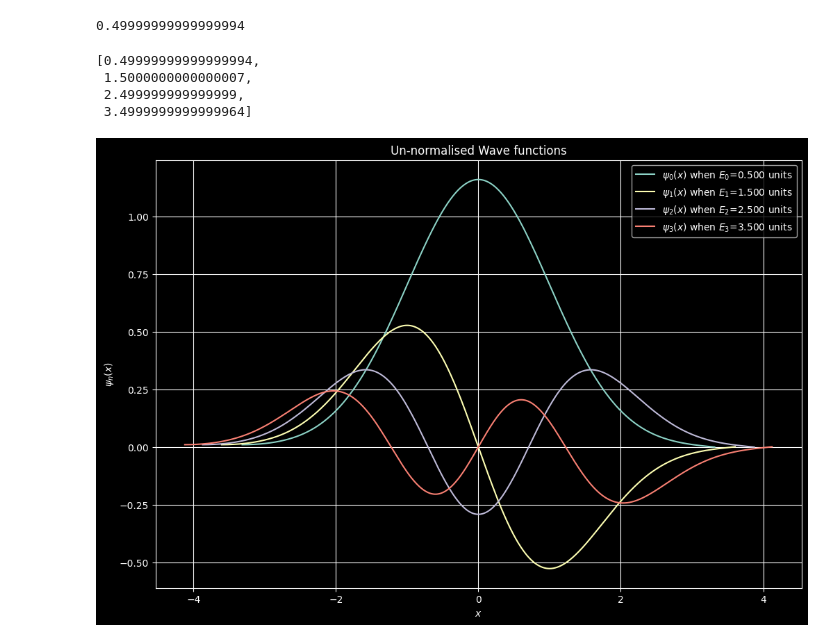
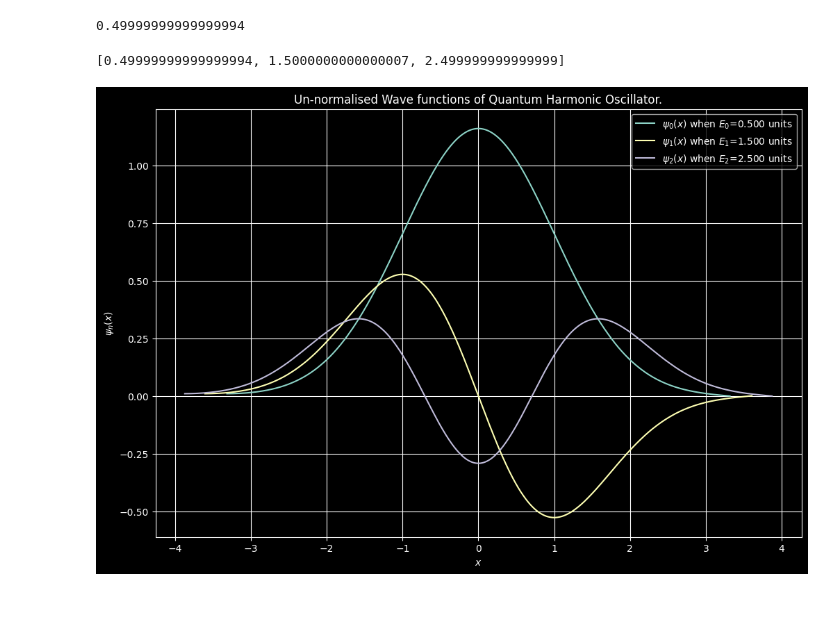
Before and after one commit to SuhasPK/My-Computational-Physics, a Jupyter notebook: Project-8/QM_Harmonic_oscillator/harmonic oscillator.ipynb, the cells around one changed output. Saved outputs shown, nothing was run; the diff lists cells and outputs as text; code cells hidden in the pictures; blank space fills up the shorter version.

```diff
--- a/Project-8/QM_Harmonic_oscillator/harmonic oscillator.ipynb
+++ b/Project-8/QM_Harmonic_oscillator/harmonic oscillator.ipynb
@@ -88,7 +88,7 @@ count=1
 xvalues=[]
 eigen_functions=[]
 eigen_energies=[]
-nmax=4
+nmax=3
 
 while count<=nmax:
     psi=1
@@ -117,26 +117,23 @@ while count<=nmax:
 # %%
 eigen_energies
 # %% [output]
-[0.49999999999999994,
- 1.5000000000000007,
- 2.499999999999999,
- 3.4999999999999964]
+[0.49999999999999994, 1.5000000000000007, 2.499999999999999]
 # %%
 plt.figure(figsize=(12,8))
 count=1
 while count<=nmax:
     plt.plot(xvalues[count-1],eigen_functions[count-1][0]
              ,label="$\psi_{%d}(x)$ when $E_{%d}$=%.3f units"%(count-1,count-1,eigen_energies[count-1]))
     count=count+1
 
 plt.legend()
 plt.grid()
-plt.title('Un-normalised Wave functions')
+plt.title('Un-normalised Wave functions of Quantum Harmonic Oscillator.')
 plt.ylabel("$\psi_{n}(x)$")
 plt.xlabel("$x$")
 plt.show()
 # %% [output]
-[figure, old version]
+[figure, new version]
 # %%
 count = 1
 while count <= nmax:
```
Also changed, not shown: parts of 4 cells of this notebook, 5 other files.
